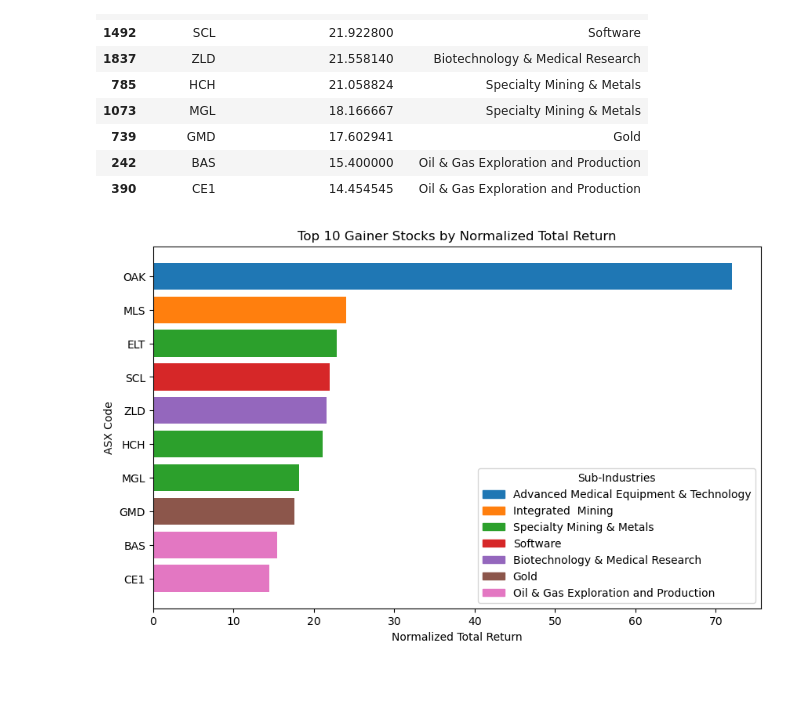
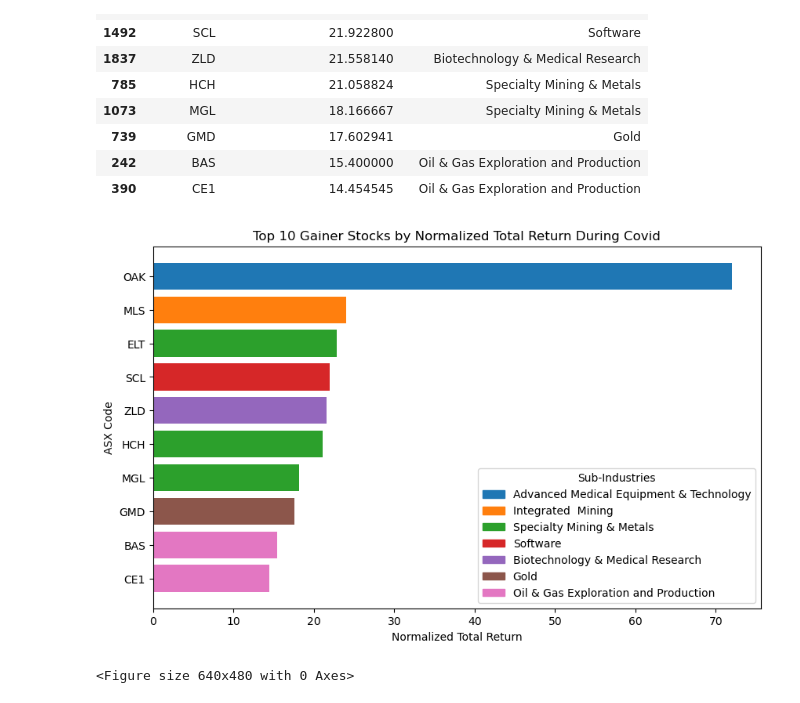
Before and after one commit to TruptiRadadiya/Australian_Stock_Market_Analysis, a Jupyter notebook: DataVisualization/calculate_top_and_buttom_gainers-during_covid.ipynb, the cells around one changed output. Cells and saved outputs as stored; diff of their text form; code cells hidden in the pictures.

```diff
--- a/DataVisualization/calculate_top_and_buttom_gainers-during_covid.ipynb
+++ b/DataVisualization/calculate_top_and_buttom_gainers-during_covid.ipynb
@@ -136,35 +135,39 @@ sub_industries = top_gainers['Sub-Industry']
 unique_sub_industries = sub_industries.unique()
 colors = plt.cm.tab10.colors[:len(unique_sub_industries)]  # Using tab10 colormap for colors
 
 # Create a dictionary to map each sub-industry to a color and track if it's already in the legend
 color_map = {}
 handles = []
 for i, (sub_industry, color) in enumerate(zip(unique_sub_industries, colors)):
     if sub_industry not in color_map:
         color_map[sub_industry] = color
         handles.append((sub_industry, color))
 
 # Create a bar plot with consistent colors for each sub-industry
 plt.figure(figsize=(10, 6))
 legend_handles = []
 for asx_code, normalized_total_return, sub_industry in zip(asx_codes, normalized_total_returns, sub_industries):
     if sub_industry in color_map:
         plt.barh(asx_code, normalized_total_return, color=color_map[sub_industry])
         # Add the sub-industry to the legend if it's the first occurrence
         if sub_industry not in legend_handles:
             legend_handles.append(sub_industry)
 
 plt.xlabel('Normalized Total Return')
 plt.ylabel('ASX Code')
-plt.title('Top 10 Gainer Stocks by Normalized Total Return')
+plt.title('Top 10 Gainer Stocks by Normalized Total Return During Covid')
 
 # Create custom legend labels
 legend_labels = [plt.Rectangle((0,0),1,1, color=color_map[sub_industry]) for sub_industry in legend_handles]
 plt.legend(handles=legend_labels, labels=legend_handles, loc='lower right', title='Sub-Industries')
 plt.gca().invert_yaxis()  # Invert y-axis to display highest return at the top
 plt.show()
+
+# Save the chart
+plt.savefig('Output/top_ten_gainer_stocks_by_normalized_total_return_during_covid.png', bbox_inches='tight')
 # %% [output]
-[figure, old version]
+[figure, new version]
+<Figure size 640x480 with 0 Axes>
 # %%
 # chart for the lowest gaining stocks
 
```
Also changed, not shown: parts of 7 cells of this notebook, 15 other files.
